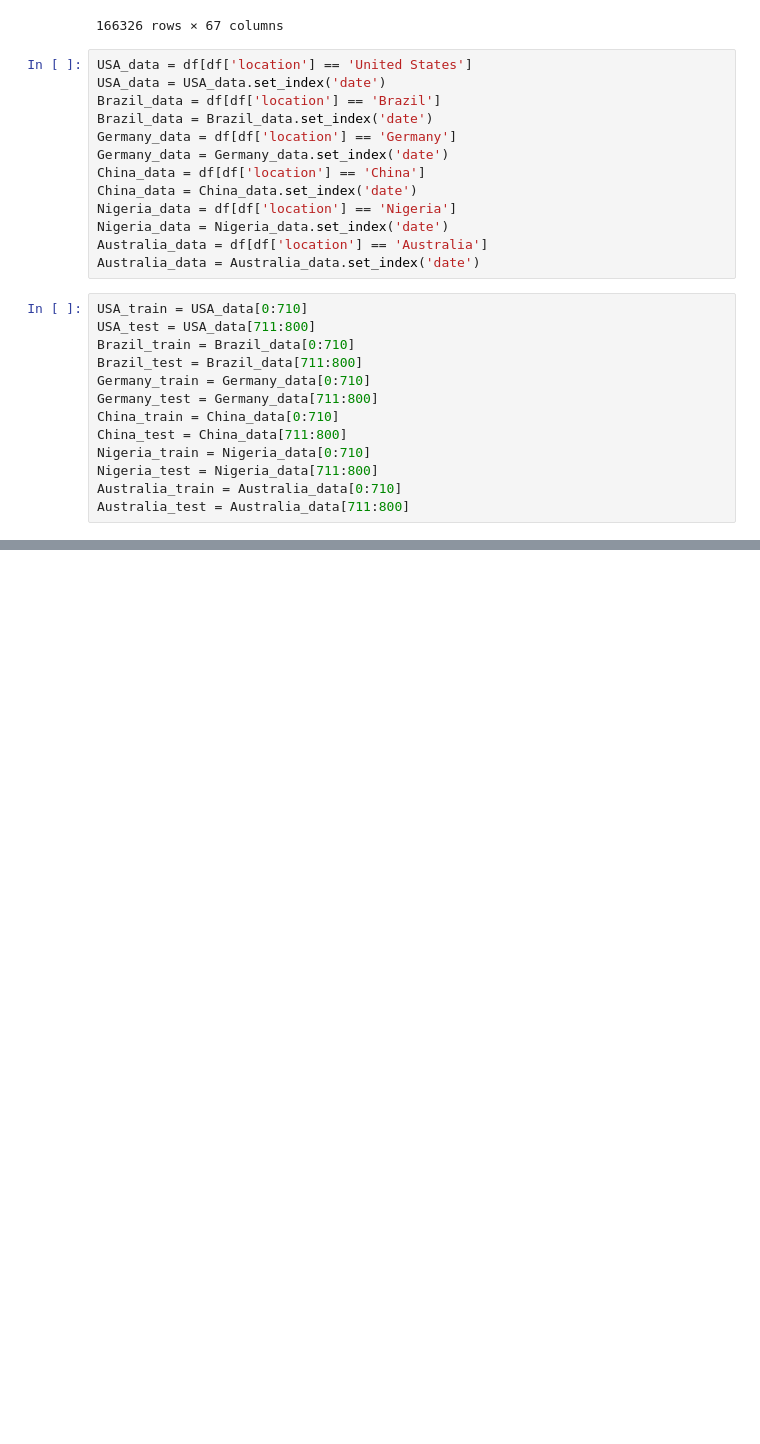
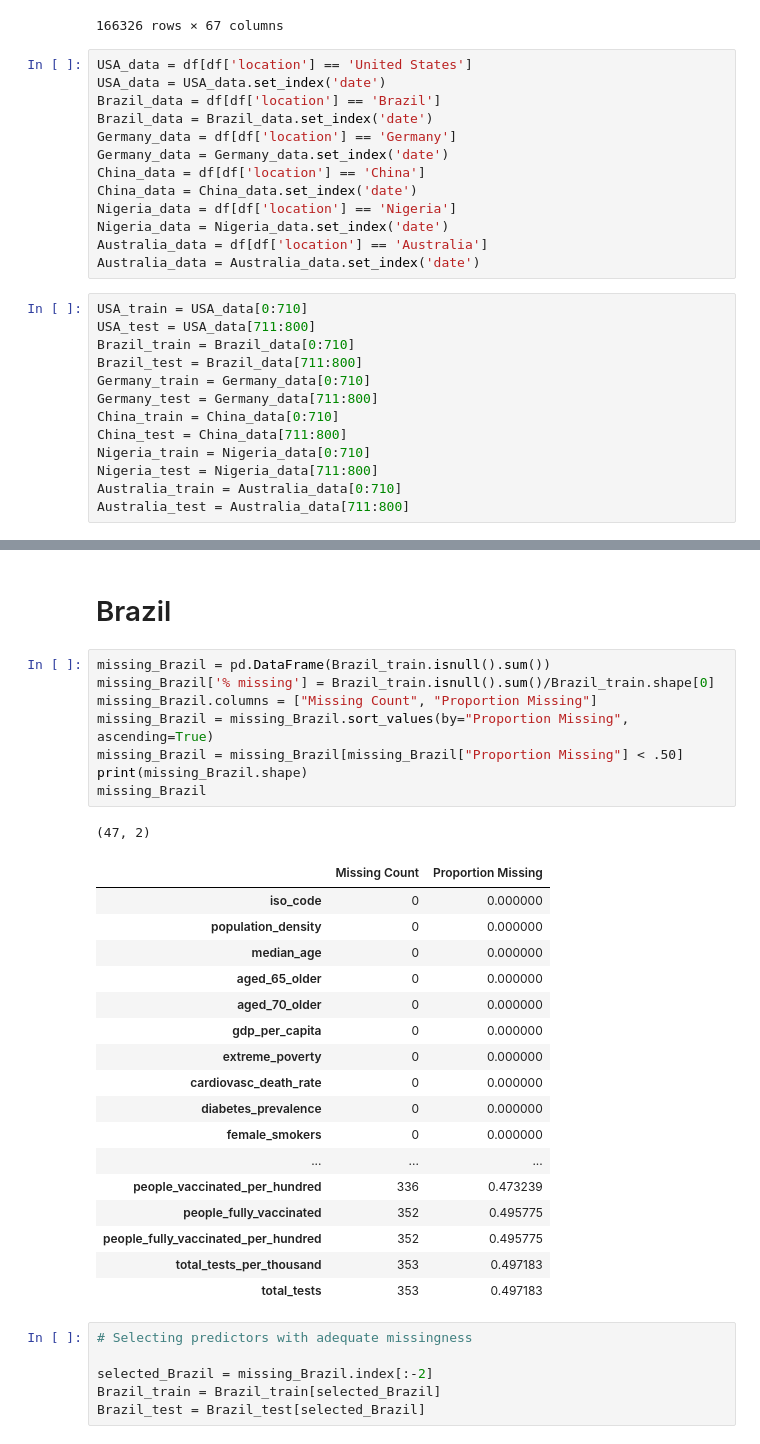
Before and after one commit to ryanchoe2024/Stat-390, a Jupyter notebook: After Midterm Report/Create Data Splits.ipynb, the cells around one changed output, grey strips where cells are left out. Saved outputs shown, nothing was run; the diff lists cells and outputs as text; blank space fills up the shorter version.

```diff
--- a/After Midterm Report/Create Data Splits.ipynb
+++ b/After Midterm Report/Create Data Splits.ipynb
@@ -48,0 +108,35 @@ Australia_test = Australia_data[711:800]
+# %% [markdown]
+# Brazil
+# %%
+missing_Brazil = pd.DataFrame(Brazil_train.isnull().sum())
+missing_Brazil['% missing'] = Brazil_train.isnull().sum()/Brazil_train.shape[0]
+missing_Brazil.columns = ["Missing Count", "Proportion Missing"]
+missing_Brazil = missing_Brazil.sort_values(by="Proportion Missing", ascending=True)
+missing_Brazil = missing_Brazil[missing_Brazil["Proportion Missing"] < .50]
+print(missing_Brazil.shape)
+missing_Brazil
+# %% [output]
+(47, 2)
+|  | Missing Count | Proportion Missing |
+| iso_code | 0 | 0.000000 |
+| population_density | 0 | 0.000000 |
+| median_age | 0 | 0.000000 |
+| aged_65_older | 0 | 0.000000 |
+| aged_70_older | 0 | 0.000000 |
+| gdp_per_capita | 0 | 0.000000 |
+| extreme_poverty | 0 | 0.000000 |
+| cardiovasc_death_rate | 0 | 0.000000 |
+| diabetes_prevalence | 0 | 0.000000 |
+| female_smokers | 0 | 0.000000 |
+| ... | ... | ... |
+| people_vaccinated_per_hundred | 336 | 0.473239 |
+| people_fully_vaccinated | 352 | 0.495775 |
+| people_fully_vaccinated_per_hundred | 352 | 0.495775 |
+| total_tests_per_thousand | 353 | 0.497183 |
+| total_tests | 353 | 0.497183 |
+# %%
+# Selecting predictors with adequate missingness
+
+selected_Brazil = missing_Brazil.index[:-2]
+Brazil_train = Brazil_train[selected_Brazil]
+Brazil_test = Brazil_test[selected_Brazil]
```
Also changed, not shown: parts of 18 cells of this notebook, 3 other files.
